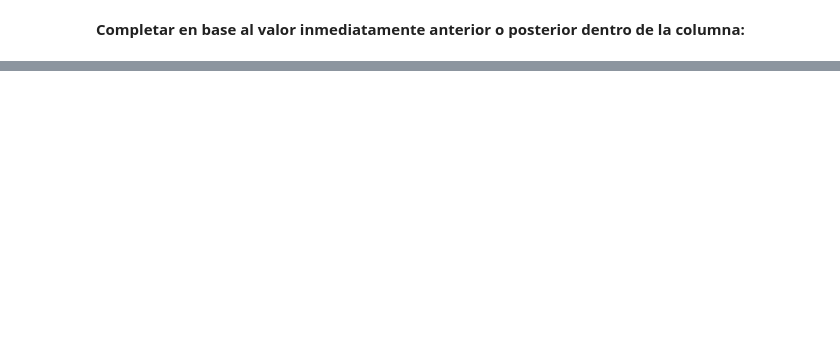
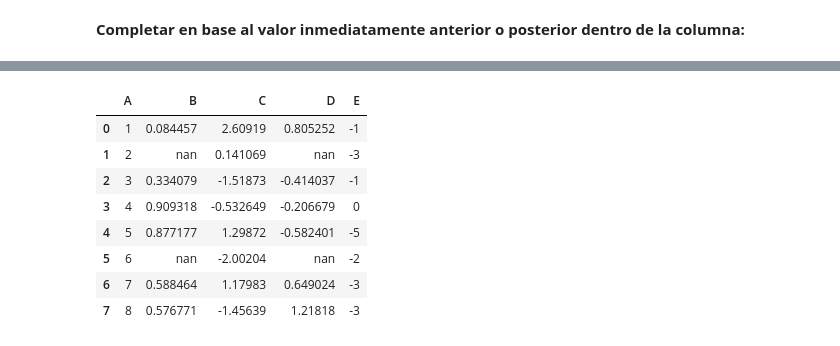
Before and after one commit to dmtorol/10011_course_ml_python, a Jupyter notebook: -02-exploracion-limpieza-datos.ipynb, the cells around one changed output, grey strips where cells are left out. Saved outputs shown, nothing was run; the diff lists cells and outputs as text; code cells hidden in the pictures; blank space fills up the shorter version.

```diff
--- a/-02-exploracion-limpieza-datos.ipynb
+++ b/-02-exploracion-limpieza-datos.ipynb
@@ -577,0 +625,18 @@ df_titanic_fill_na["age"] = df_titanic_fill_na["age"].fillna(method="backfill")
+# %%
+## Resalta en azul el valor máximo de cada columna
+
+def color_max(s):
+    is_max = s == s.max()
+    return ['background-color: lightblue' if v else '' for v in    is_max]
+
+df.style.apply(color_max)
+# %% [output]
+|  | A | B | C | D | E |
+| 0 | 1 | 0.084457 | 2.60919 | 0.805252 | -1 |
+| 1 | 2 | nan | 0.141069 | nan | -3 |
+| 2 | 3 | 0.334079 | -1.51873 | -0.414037 | -1 |
+| 3 | 4 | 0.909318 | -0.532649 | -0.206679 | 0 |
+| 4 | 5 | 0.877177 | 1.29872 | -0.582401 | -5 |
+| 5 | 6 | nan | -2.00204 | nan | -2 |
+| 6 | 7 | 0.588464 | 1.17983 | 0.649024 | -3 |
+| 7 | 8 | 0.576771 | -1.45639 | 1.21818 | -3 |
```
Also changed, not shown: parts of 8 cells of this notebook.
